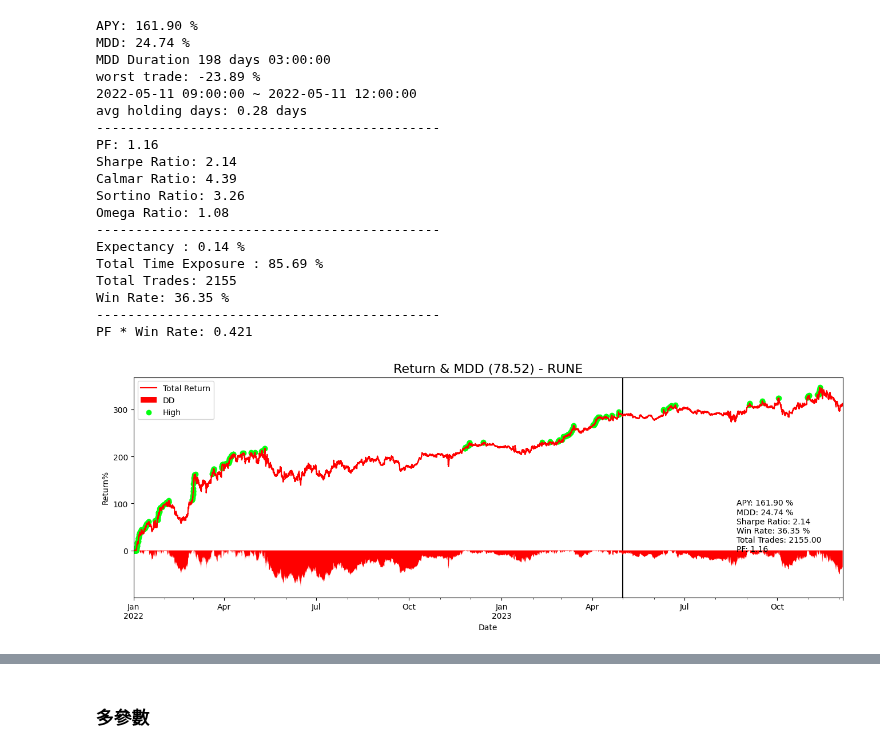
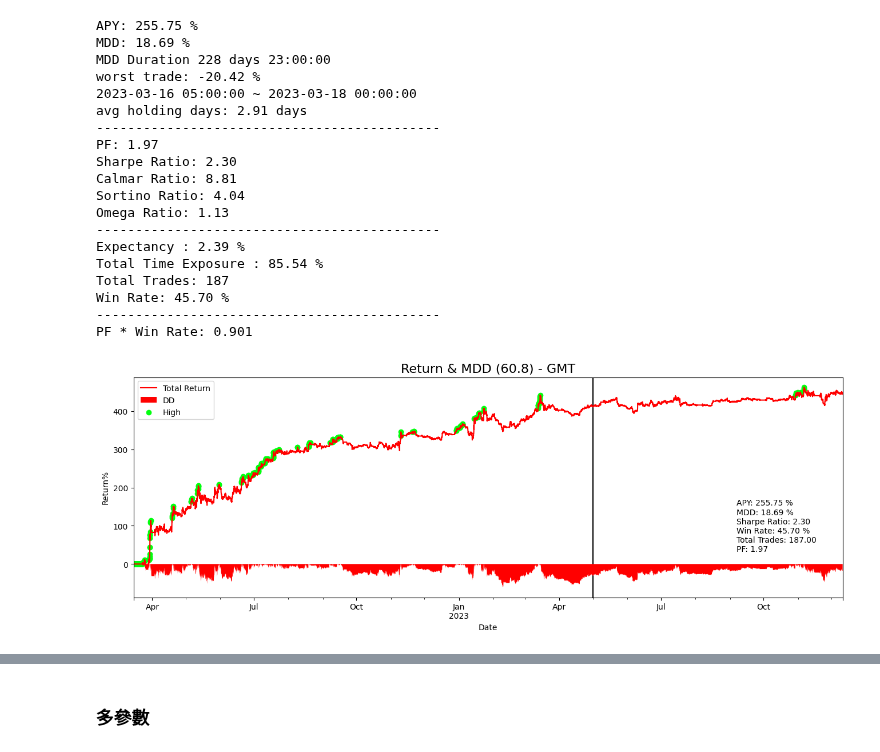
Before and after one commit to JohnsonHsiao/DC_capital_intern, a Jupyter notebook: strategy_research/CTA_TEST/Crypto/kd_smoother/bt_lab.ipynb, the cells around one changed output, grey strips where cells are left out. Drawn from its saved outputs; the diff is of its cells as text; code cells hidden in the pictures.

```diff
--- a/strategy_research/CTA_TEST/Crypto/kd_smoother/bt_lab.ipynb
+++ b/strategy_research/CTA_TEST/Crypto/kd_smoother/bt_lab.ipynb
@@ -84,48 +84,41 @@ outample_params_highland('INJ','both')
 # %%
 start = '2022-01-01'
 sep = ''
 end = ''
 
 side = 'both'
 
-params = {'window_k': 44, 'window_d': 4}
+params = {'window_k': 128, 'window_d': 40}
 
 config = {'freq':'1h', 'lag':1, 'fee': 0.0003,'weekend_filter':False}
-coin = 'RUNE'
-
-# 15min : INJ{'window_k': 72, 'window_d': 132}long
-# 15min : INJ{'window_k': 236, 'window_d': 120}long
-# 1h : INJ{'window_k': 88, 'window_d': 72}long
-# 1h : INJ{'window_k': 90, 'window_d': 64}long
-# 4h : INJ{'window_k': 28, 'window_d': 28}long
-# 4h : INJ{'window_k': 4, 'window_d': 32}both
+coin = 'GMT'
 
 df = df_dict[coin]
 strategy = Strategy(df=df.loc[start:], configs=config)
 _pf = strategy.strategy(side = side,params=params)
 trades = _pf.trades.records_readable
 analyze = Analyzer(strategy)
 # analyze.show_trades_analysis(trades)
 # analyze.plot_ret_dist(trades)
 value = analyze.show_pf_analysis(params, side, coin, axv_index=['2023-05-01'])
 # %% [output]
-APY: 161.90 %
-MDD: 24.74 %
-MDD Duration 198 days 03:00:00
-worst trade: -23.89 %
-2022-05-11 09:00:00 ~ 2022-05-11 12:00:00
-avg holding days: 0.28 days
+APY: 255.75 %
+MDD: 18.69 %
+MDD Duration 228 days 23:00:00
+worst trade: -20.42 %
+2023-03-16 05:00:00 ~ 2023-03-18 00:00:00
+avg holding days: 2.91 days
 --------------------------------------------
-PF: 1.16
-Sharpe Ratio: 2.14
-Calmar Ratio: 4.39
-Sortino Ratio: 3.26
-Omega Ratio: 1.08
+PF: 1.97
+Sharpe Ratio: 2.30
+Calmar Ratio: 8.81
+Sortino Ratio: 4.04
+Omega Ratio: 1.13
 --------------------------------------------
-Expectancy : 0.14 %
-Total Time Exposure : 85.69 %
-Total Trades: 2155
-Win Rate: 36.35 %
+Expectancy : 2.39 %
+Total Time Exposure : 85.54 %
+Total Trades: 187
+Win Rate: 45.70 %
 --------------------------------------------
-PF * Win Rate: 0.421
+PF * Win Rate: 0.901
-[figure, old version]
+[figure, new version]
```
Also changed, not shown: parts of 1 cell of this notebook, 13 other files.
